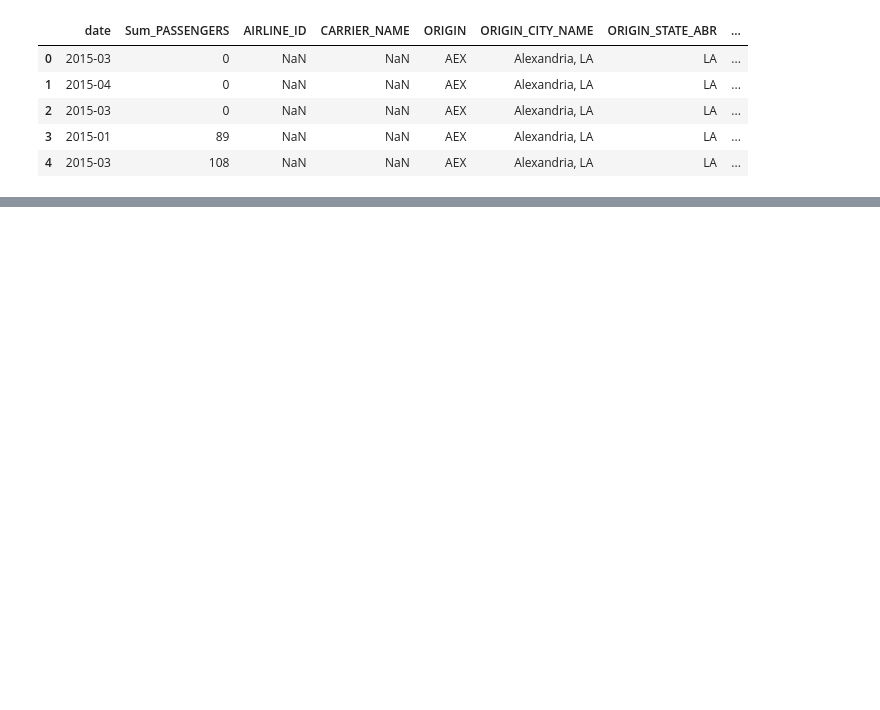
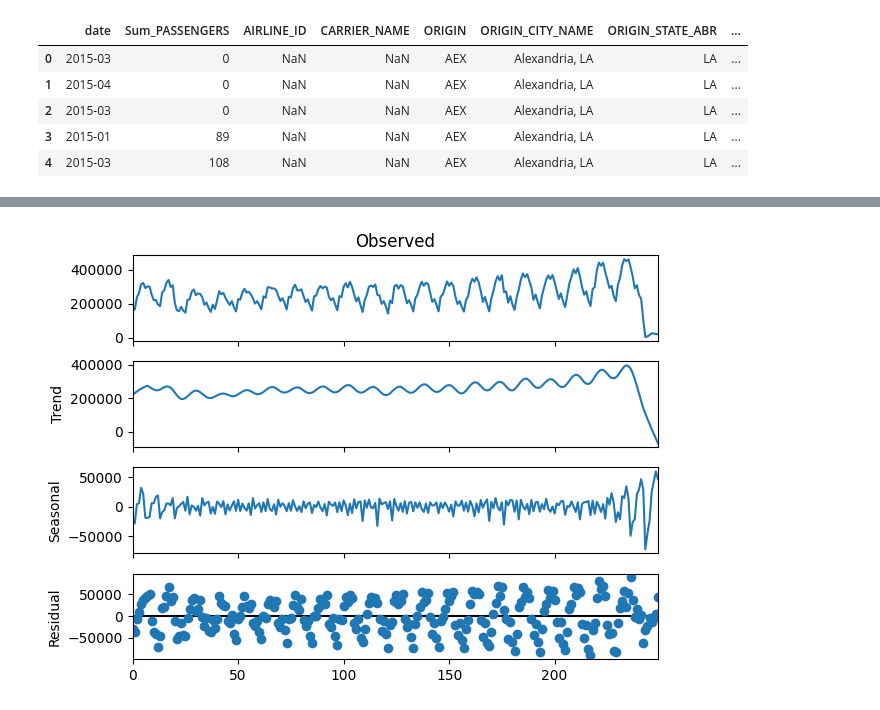
Before and after one commit to aaaamael/time_series_air_passengers, a Jupyter notebook: data.ipynb, the cells around one changed output, grey strips where cells are left out. Saved outputs shown, nothing was run; the diff lists cells and outputs as text; code cells hidden in the pictures; blank space fills up the shorter version.

```diff
--- a/data.ipynb
+++ b/data.ipynb
@@ -25,0 +41,5 @@ data.plot(title=f"Nombre de passagers mensuel ayant pour destination {country_co
+# %%
+result.plot()
+plt.show()
+# %% [output]
+[figure, added]
```
Also changed, not shown: parts of 7 cells of this notebook.
